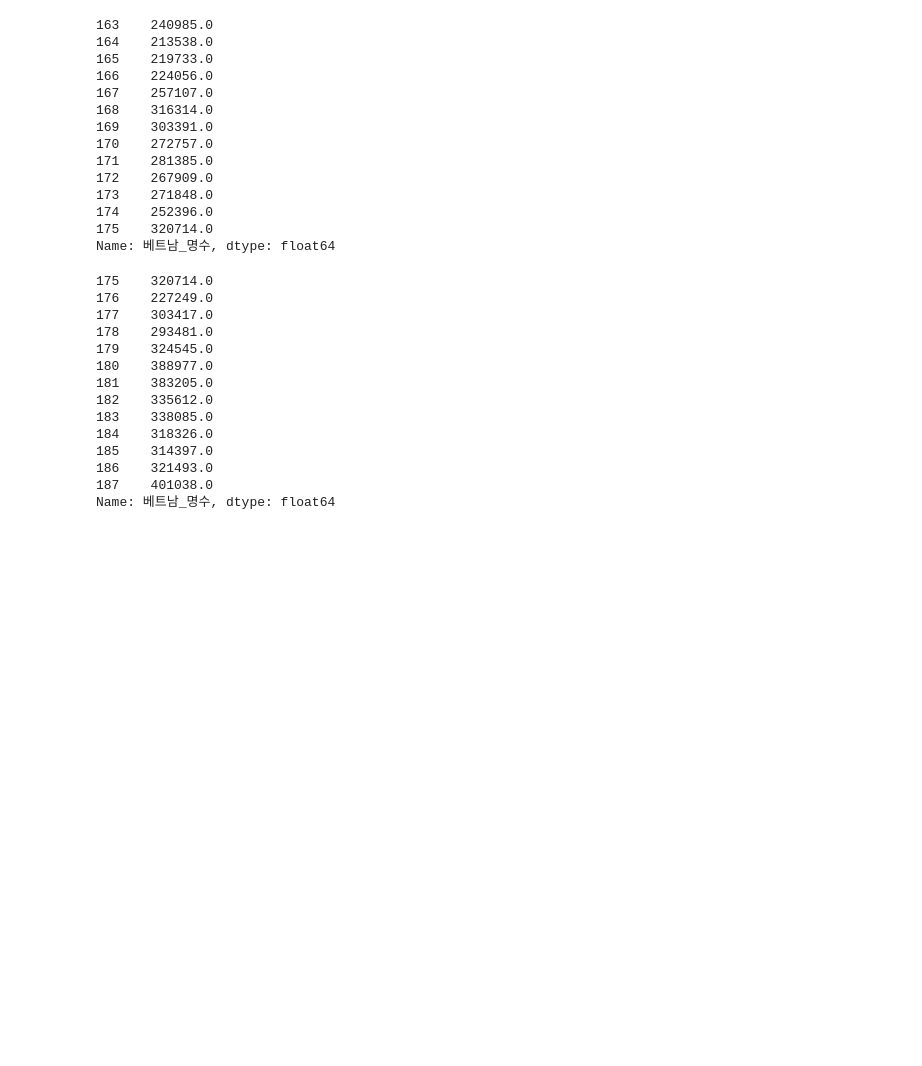
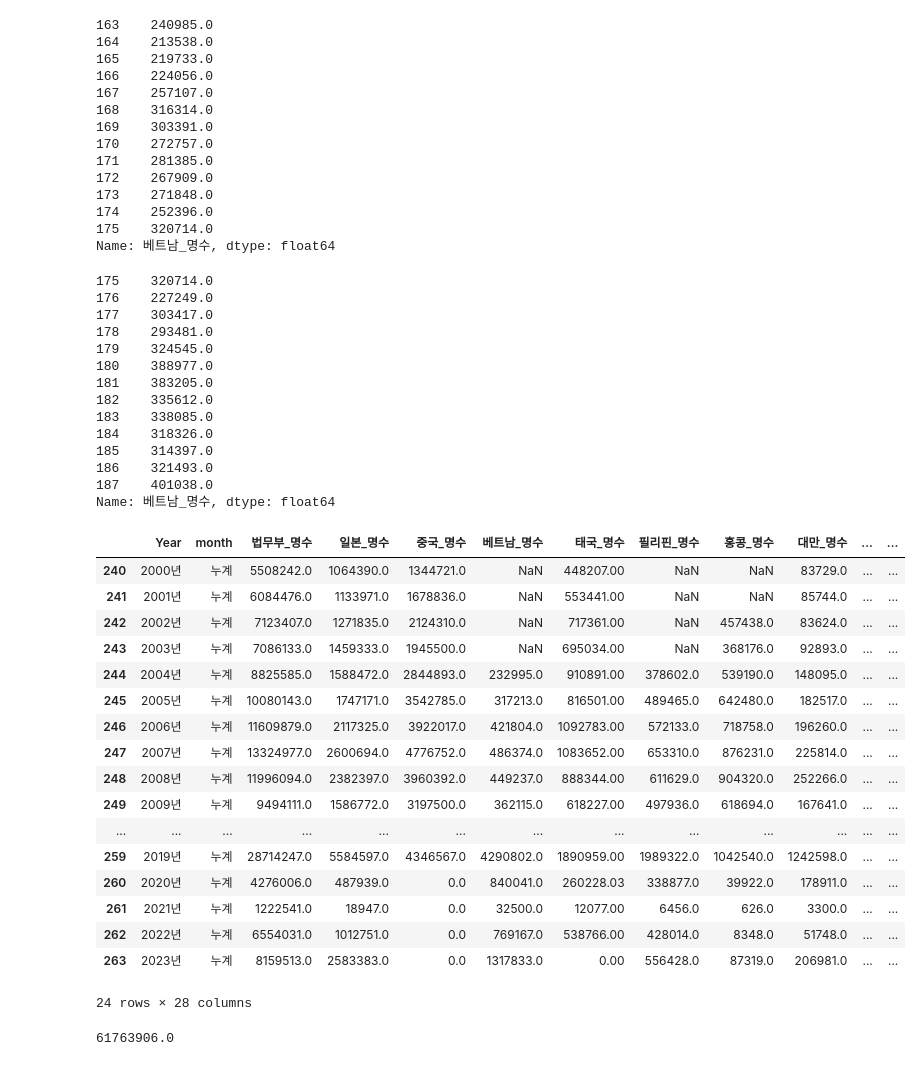
Before and after one commit to shockzinfinity/bootcamp-project-eda, a Jupyter notebook: 0.eda_projects/3.vietnam.ipynb, the cells around one changed output. Drawn from its saved outputs; the diff is of its cells as text; code cells hidden in the pictures; blank space fills up the shorter version.

```diff
--- a/0.eda_projects/3.vietnam.ipynb
+++ b/0.eda_projects/3.vietnam.ipynb
@@ -179,0 +178,29 @@ sns.lineplot(data=prev_period)
+# %%
+# '전년대비' 컬럼 drop
+df_asia_count = asia_data.drop(asia_data.columns[asia_data.columns.str.contains('전년대비')], axis=1)
+df_asia_count = df_asia_count[df_asia_count.month == '누계']
+df_asia_count
+# df_asia_count.T
+# %% [output]
+|  | Year | month | 법무부_명수 | 일본_명수 | 중국_명수 | 베트남_명수 | 태국_명수 | 필리핀_명수 | 홍콩_명수 | 대만_명수 | ... | ... |
+| 240 | 2000년 | 누계 | 5508242.0 | 1064390.0 | 1344721.0 | NaN | 448207.00 | NaN | NaN | 83729.0 | ... | ... |
+| 241 | 2001년 | 누계 | 6084476.0 | 1133971.0 | 1678836.0 | NaN | 553441.00 | NaN | NaN | 85744.0 | ... | ... |
+| 242 | 2002년 | 누계 | 7123407.0 | 1271835.0 | 2124310.0 | NaN | 717361.00 | NaN | 457438.0 | 83624.0 | ... | ... |
+| 243 | 2003년 | 누계 | 7086133.0 | 1459333.0 | 1945500.0 | NaN | 695034.00 | NaN | 368176.0 | 92893.0 | ... | ... |
+| 244 | 2004년 | 누계 | 8825585.0 | 1588472.0 | 2844893.0 | 232995.0 | 910891.00 | 378602.0 | 539190.0 | 148095.0 | ... | ... |
+| 245 | 2005년 | 누계 | 10080143.0 | 1747171.0 | 3542785.0 | 317213.0 | 816501.00 | 489465.0 | 642480.0 | 182517.0 | ... | ... |
+| 246 | 2006년 | 누계 | 11609879.0 | 2117325.0 | 3922017.0 | 421804.0 | 1092783.00 | 572133.0 | 718758.0 | 196260.0 | ... | ... |
+| 247 | 2007년 | 누계 | 13324977.0 | 2600694.0 | 4776752.0 | 486374.0 | 1083652.00 | 653310.0 | 876231.0 | 225814.0 | ... | ... |
+| 248 | 2008년 | 누계 | 11996094.0 | 2382397.0 | 3960392.0 | 449237.0 | 888344.00 | 611629.0 | 904320.0 | 252266.0 | ... | ... |
+| 249 | 2009년 | 누계 | 9494111.0 | 1586772.0 | 3197500.0 | 362115.0 | 618227.00 | 497936.0 | 618694.0 | 167641.0 | ... | ... |
+| ... | ... | ... | ... | ... | ... | ... | ... | ... | ... | ... | ... | ... |
+| 259 | 2019년 | 누계 | 28714247.0 | 5584597.0 | 4346567.0 | 4290802.0 | 1890959.00 | 1989322.0 | 1042540.0 | 1242598.0 | ... | ... |
+| 260 | 2020년 | 누계 | 4276006.0 | 487939.0 | 0.0 | 840041.0 | 260228.03 | 338877.0 | 39922.0 | 178911.0 | ... | ... |
+| 261 | 2021년 | 누계 | 1222541.0 | 18947.0 | 0.0 | 32500.0 | 12077.00 | 6456.0 | 626.0 | 3300.0 | ... | ... |
+| 262 | 2022년 | 누계 | 6554031.0 | 1012751.0 | 0.0 | 769167.0 | 538766.00 | 428014.0 | 8348.0 | 51748.0 | ... | ... |
+| 263 | 2023년 | 누계 | 8159513.0 | 2583383.0 | 0.0 | 1317833.0 | 0.00 | 556428.0 | 87319.0 | 206981.0 | ... | ... |
+24 rows × 28 columns
+# %%
+df_asia_count['일본_명수'].sum()
+# %% [output]
+61763906.0
```
Also changed, not shown: parts of 5 cells of this notebook, 1 other file.
